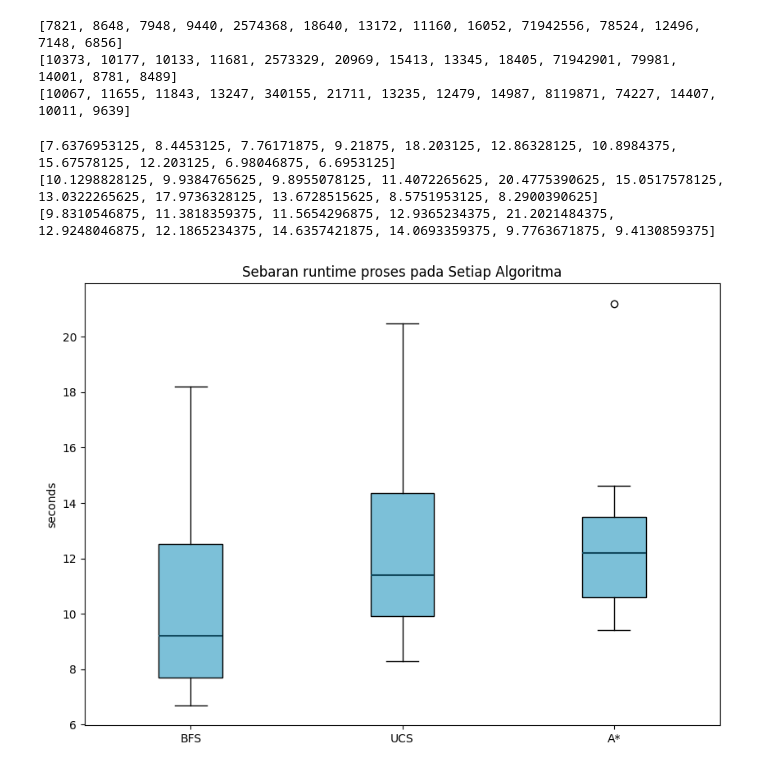
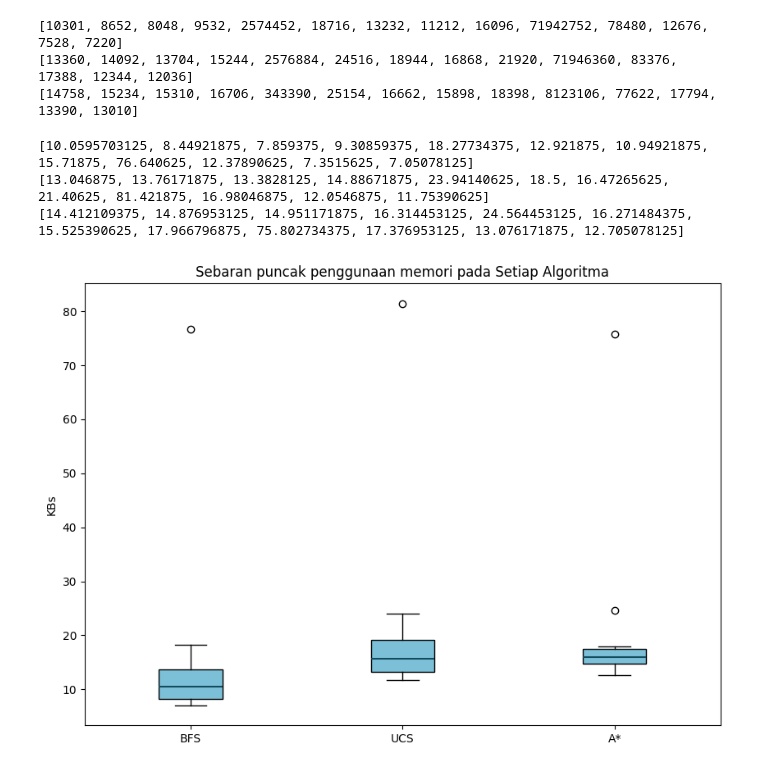
Before and after one commit to walidan-nadilaw/Grid-World-Search-AI, a Jupyter notebook: source/visualize.ipynb, the cells around one changed output. Drawn from its saved outputs; the diff is of its cells as text; code cells hidden in the pictures.

```diff
--- a/source/visualize.ipynb
+++ b/source/visualize.ipynb
@@ -49,14 +49,17 @@ import tracemalloc
 import gc
 
 bfs_explored = []
+bfs_cost = []
 bfs_time = []
 bfs_memory = []
 
 UCS_explored = []
+UCS_cost = []
 UCS_time = []
 UCS_memory = []
 
 Astar_explored = []
+Astar_cost = []
 Astar_time = []
 Astar_memory = []
 
@@ -68,6 +71,7 @@ for i in range(count):
     nExp_BFS, pathCost_BFS, path_BFS, time_BFS, _ = BFS(rows[i], cols[i], grids[i], starts[i], goals[i])
     current, peak = tracemalloc.get_traced_memory()
     bfs_explored.append(nExp_BFS)
+    bfs_cost.append(pathCost_BFS)
     bfs_time.append(time_BFS)
     bfs_memory.append(peak)   # store peak bytes
 
@@ -77,6 +81,7 @@ for i in range(count):
     nExp_UCS, pathCost_UCS, path_UCS, time_UCS, _ = UCS(rows[i], cols[i], grids[i], starts[i], goals[i])
     current, peak = tracemalloc.get_traced_memory()
     UCS_explored.append(nExp_UCS)
+    UCS_cost.append(pathCost_UCS)
     UCS_time.append(time_UCS)
     UCS_memory.append(peak)
 
@@ -86,11 +91,11 @@ for i in range(count):
     nExp_Astar, pathCost_Astar, path_Astar, time_Astar, _ = astar(rows[i], cols[i], grids[i], starts[i], goals[i])
     current, peak = tracemalloc.get_traced_memory()
     Astar_explored.append(nExp_Astar)
+    Astar_cost.append(pathCost_Astar)
     Astar_time.append(time_Astar)
     Astar_memory.append(peak)
 
 tracemalloc.stop()
-# ...existing code...
 # %%
 def visualize(data : list[list[int]], jenisSebaran: str, ylabel):
     fig = plt.figure(figsize =(10, 7))
@@ -159,41 +189,41 @@ print(bfs_memory)
 print(UCS_memory)
 print(Astar_memory)
 # %% [output]
-[7821, 8648, 7948, 9440, 2574368, 18640, 13172, 11160, 16052, 71942556, 78524, 12496, 7148, 6856]
-[10373, 10177, 10133, 11681, 2573329, 20969, 15413, 13345, 18405, 71942901, 79981, 14001, 8781, 8489]
-[10067, 11655, 11843, 13247, 340155, 21711, 13235, 12479, 14987, 8119871, 74227, 14407, 10011, 9639]
+[10301, 8652, 8048, 9532, 2574452, 18716, 13232, 11212, 16096, 71942752, 78480, 12676, 7528, 7220]
+[13360, 14092, 13704, 15244, 2576884, 24516, 18944, 16868, 21920, 71946360, 83376, 17388, 12344, 12036]
+[14758, 15234, 15310, 16706, 343390, 25154, 16662, 15898, 18398, 8123106, 77622, 17794, 13390, 13010]
 # %%
 #memory
 def bToKb(x):
     return x / 1024
 
 databfs = bfs_memory.copy()
 dataUCS = UCS_memory.copy()
 dataAstar = Astar_memory.copy()
 
 databfs = [bToKb(x) for x in bfs_memory]
 dataUCS = [bToKb(x) for x in UCS_memory]
 dataAstar = [bToKb(x) for x in Astar_memory]
 
 # Hilangin pencilan
 databfs.pop(4)
 databfs.pop(8)
-databfs.pop(8)
+# databfs.pop(8)
 dataUCS.pop(4)
 dataUCS.pop(8)
-dataUCS.pop(8)
+# dataUCS.pop(8)
 dataAstar.pop(4)
 dataAstar.pop(8)
-dataAstar.pop(8)
+# dataAstar.pop(8)
 
 print(databfs)
 print(dataUCS)
 print(dataAstar)
 
 data = [databfs, dataUCS, dataAstar]
-visualize(data, "runtime proses", "seconds")
+visualize(data, "puncak penggunaan memori", "KBs")
 # %% [output]
-[7.6376953125, 8.4453125, 7.76171875, 9.21875, 18.203125, 12.86328125, 10.8984375, 15.67578125, 12.203125, 6.98046875, 6.6953125]
-[10.1298828125, 9.9384765625, 9.8955078125, 11.4072265625, 20.4775390625, 15.0517578125, 13.0322265625, 17.9736328125, 13.6728515625, 8.5751953125, 8.2900390625]
-[9.8310546875, 11.3818359375, 11.5654296875, 12.9365234375, 21.2021484375, 12.9248046875, 12.1865234375, 14.6357421875, 14.0693359375, 9.7763671875, 9.4130859375]
+[10.0595703125, 8.44921875, 7.859375, 9.30859375, 18.27734375, 12.921875, 10.94921875, 15.71875, 76.640625, 12.37890625, 7.3515625, 7.05078125]
+[13.046875, 13.76171875, 13.3828125, 14.88671875, 23.94140625, 18.5, 16.47265625, 21.40625, 81.421875, 16.98046875, 12.0546875, 11.75390625]
+[14.412109375, 14.876953125, 14.951171875, 16.314453125, 24.564453125, 16.271484375, 15.525390625, 17.966796875, 75.802734375, 17.376953125, 13.076171875, 12.705078125]
-[figure, old version]
+[figure, new version]
```
Also changed, not shown: parts of 4 cells of this notebook.
